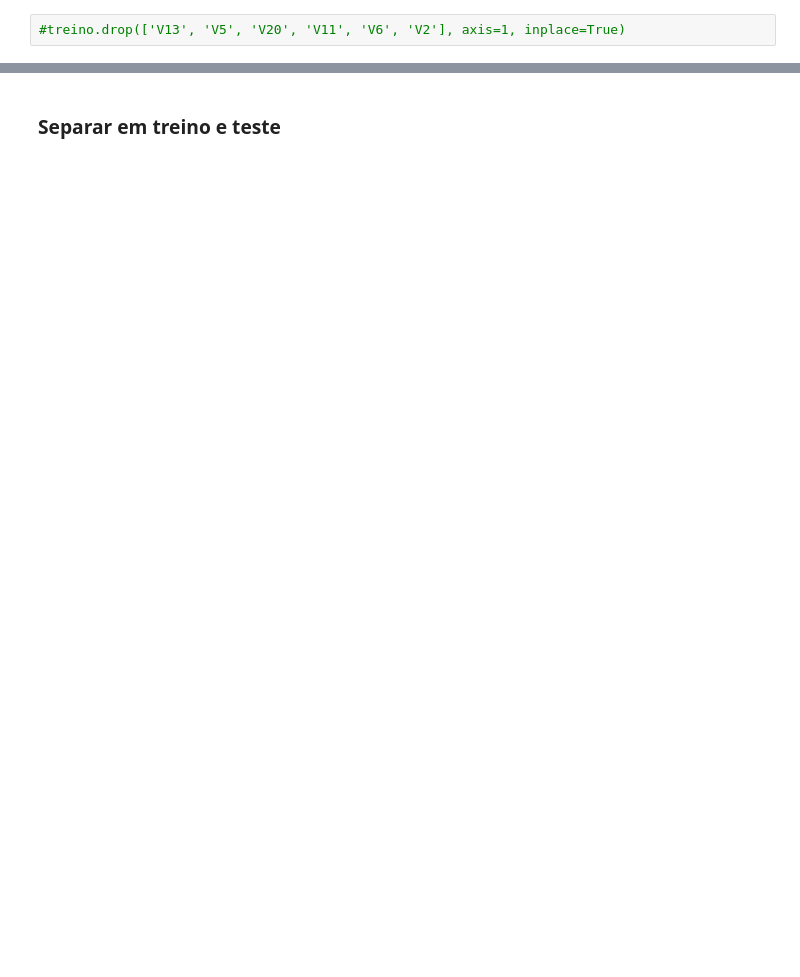
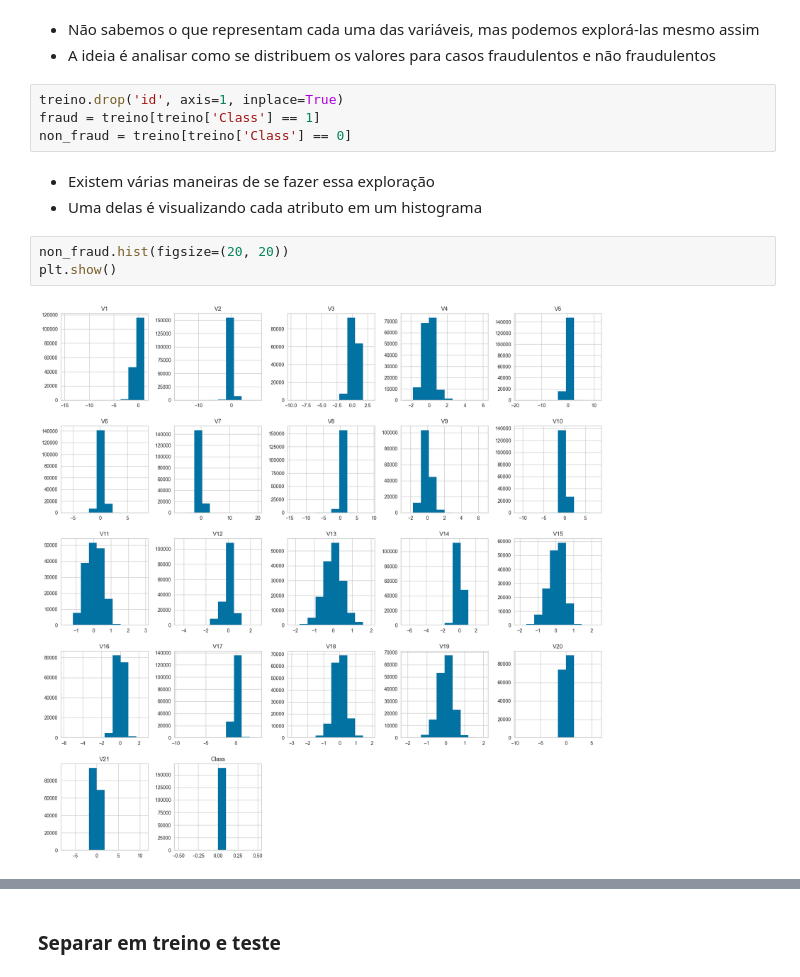
Before and after one commit to Gust4242/Fraud-Detection-With-Python, a Jupyter notebook: Fraud detection.ipynb, the cells around one changed output, grey strips where cells are left out. Cells and saved outputs as stored; diff of their text form; blank space fills up the shorter version.

```diff
--- a/Fraud detection.ipynb
+++ b/Fraud detection.ipynb
@@ -29,2 +39,15 @@ treino = pd.read_excel('treino.xlsx')
-# %%
-#treino.drop(['V13', 'V5', 'V20', 'V11', 'V6', 'V2'], axis=1, inplace=True)
+# %% [markdown]
+* Não sabemos o que representam cada uma das variáveis, mas podemos explorá-las mesmo assim
+* A ideia é analisar como se distribuem os valores para casos fraudulentos e não fraudulentos
+# %%
+treino.drop('id', axis=1, inplace=True)
+fraud = treino[treino['Class'] == 1]
+non_fraud = treino[treino['Class'] == 0]
+# %% [markdown]
+* Existem várias maneiras de se fazer essa exploração
+* Uma delas é visualizando cada atributo em um histograma
+# %%
+non_fraud.hist(figsize=(20, 20))
+plt.show()
+# %% [output]
+[figure, added]
```
Also changed, not shown: parts of 26 cells of this notebook, 1 other file.
